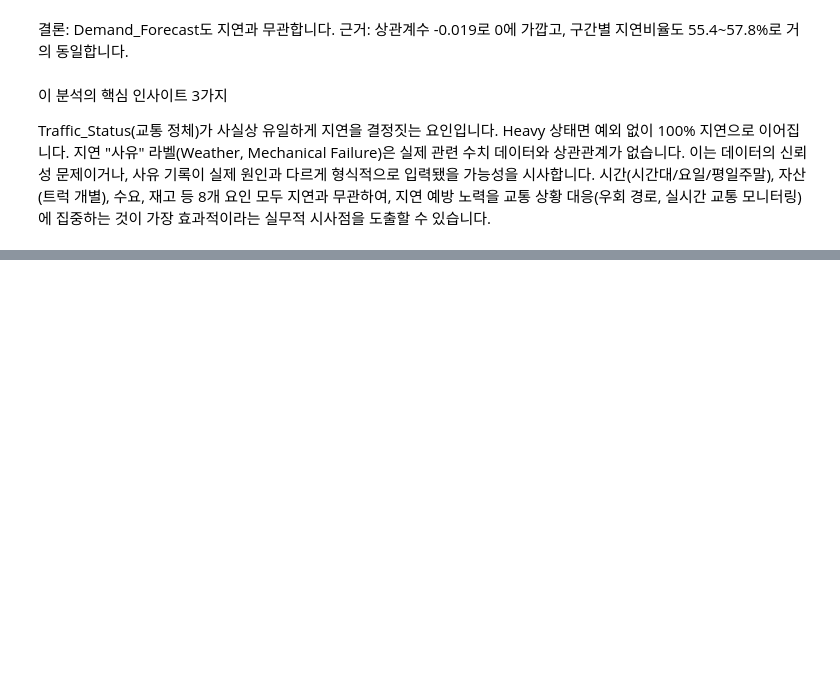
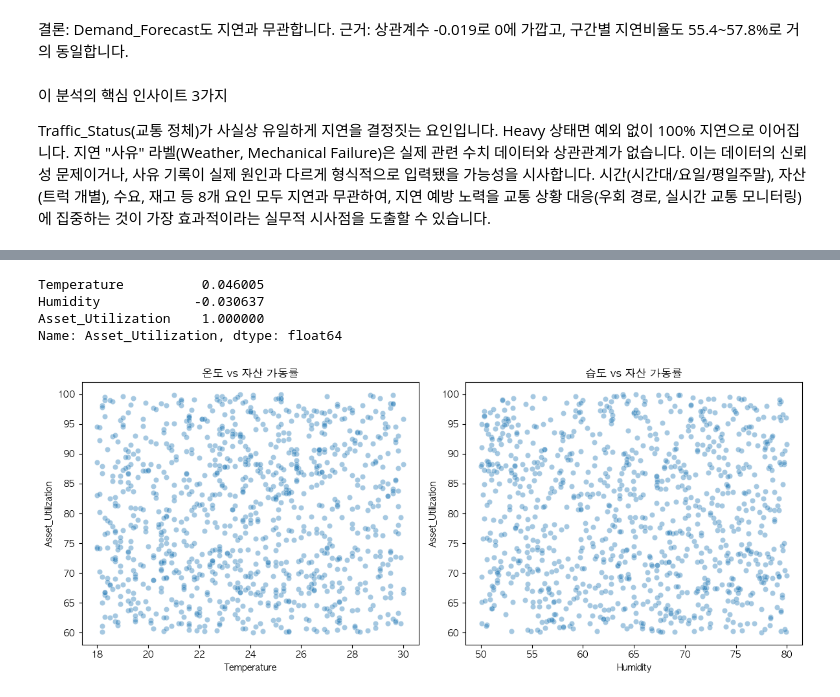
Before and after one commit to milli-star/data-analysis-portfolio, a Jupyter notebook: smart-logistics-analysis/notebooks/01_eda.ipynb, the cells around one changed output, grey strips where cells are left out. Saved outputs shown, nothing was run; the diff lists cells and outputs as text; code cells hidden in the pictures; blank space fills up the shorter version.

```diff
--- a/smart-logistics-analysis/notebooks/01_eda.ipynb
+++ b/smart-logistics-analysis/notebooks/01_eda.ipynb
@@ -605,0 +678,13 @@ Traffic_Status(교통 정체)가 사실상 유일하게 지연을 결정짓는
+# %%
+# Weather 사유 여부를 0/1로 변환
+df['Is_Weather'] = (df['Logistics_Delay_Reason'] == 'Weather').astype(int)
+
+# Mechanical Failure 사유 여부를 0/1로 변환
+df['Is_Mechanical'] = (df['Logistics_Delay_Reason'] == 'Mechanical Failure').astype(int)
+
+# 상관계수 확인
+print("Weather 사유와 Temperature/Humidity 상관계수:")
+print(df[['Is_Weather', 'Temperature', 'Humidity']].corr()['Is_Weather'])
+
+print("\nMechanical Failure 사유와 Asset_Utilization 상관계수:")
+print(df[['Is_Mechanical', 'Asset_Utilization']].corr()['Is_Mechanical'])
@@ -605,0 +702,21 @@ Traffic_Status(교통 정체)가 사실상 유일하게 지연을 결정짓는
+# %%
+# 온도/습도와 자산 가동률 간의 상관관계
+env_util_corr = df[['Temperature', 'Humidity', 'Asset_Utilization']].corr()
+print(env_util_corr['Asset_Utilization'])
+
+# 시각화로도 확인 (산점도)
+fig, axes = plt.subplots(1, 2, figsize=(12, 5))
+sns.scatterplot(data=df, x='Temperature', y='Asset_Utilization', alpha=0.4, ax=axes[0])
+axes[0].set_title('온도 vs 자산 가동률')
+
+sns.scatterplot(data=df, x='Humidity', y='Asset_Utilization', alpha=0.4, ax=axes[1])
+axes[1].set_title('습도 vs 자산 가동률')
+
+plt.tight_layout()
+plt.show()
+# %% [output]
+Temperature          0.046005
+Humidity            -0.030637
+Asset_Utilization    1.000000
+Name: Asset_Utilization, dtype: float64
+[figure, added]
```
Also changed, not shown: parts of 5 cells of this notebook.
